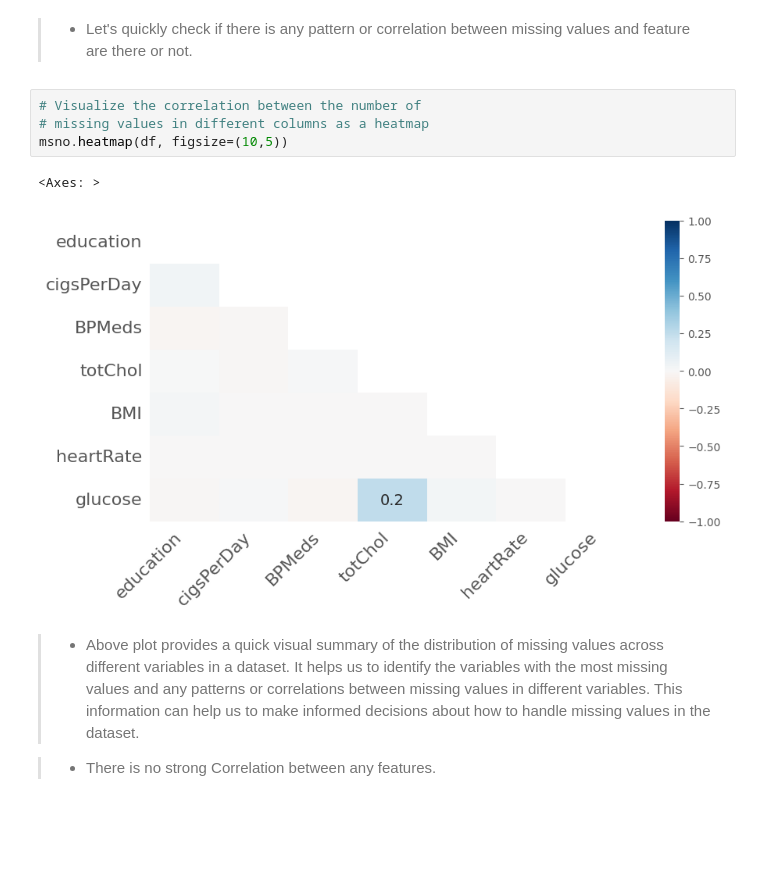
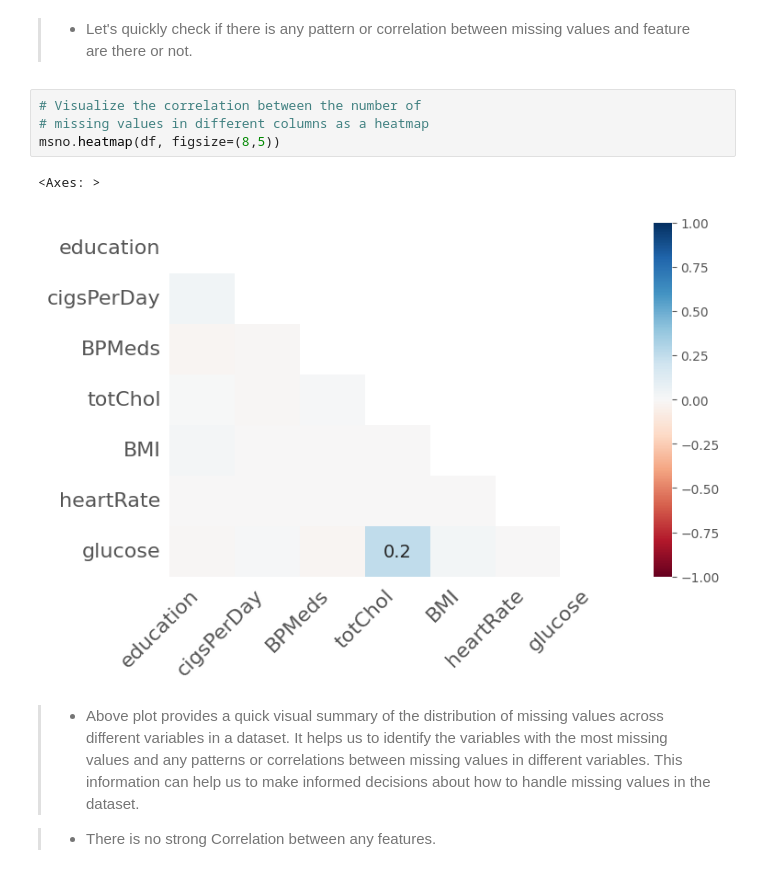
Before and after one commit to ashish-mali/Classification-Cardiovascular-Risk-Prediction, a Jupyter notebook: Cardiovascular_Risk_Prediction_Capstone_Project.ipynb, the cells around one changed output. Drawn from its saved outputs; the diff is of its cells as text; blank space fills up the shorter version.

Commit message:
Data visualization-univariate analysis completed

```diff
--- a/Cardiovascular_Risk_Prediction_Capstone_Project.ipynb
+++ b/Cardiovascular_Risk_Prediction_Capstone_Project.ipynb
@@ -417,10 +417,10 @@ plt.show()
 # %%
 # Visualize the correlation between the number of
 # missing values in different columns as a heatmap
-msno.heatmap(df, figsize=(10,5))
+msno.heatmap(df, figsize=(8,5))
 # %% [output]
 <Axes: >
-[figure, old version]
+[figure, new version]
 # %% [markdown]
 >* Above plot provides a quick visual summary of the distribution of missing values across different variables in a dataset. It helps us to identify the variables with the most missing values and any patterns or correlations between missing values in different variables. This information can help us to make informed decisions about how to handle missing values in the dataset.
 
```
Also changed, not shown: parts of 39 cells of this notebook.
